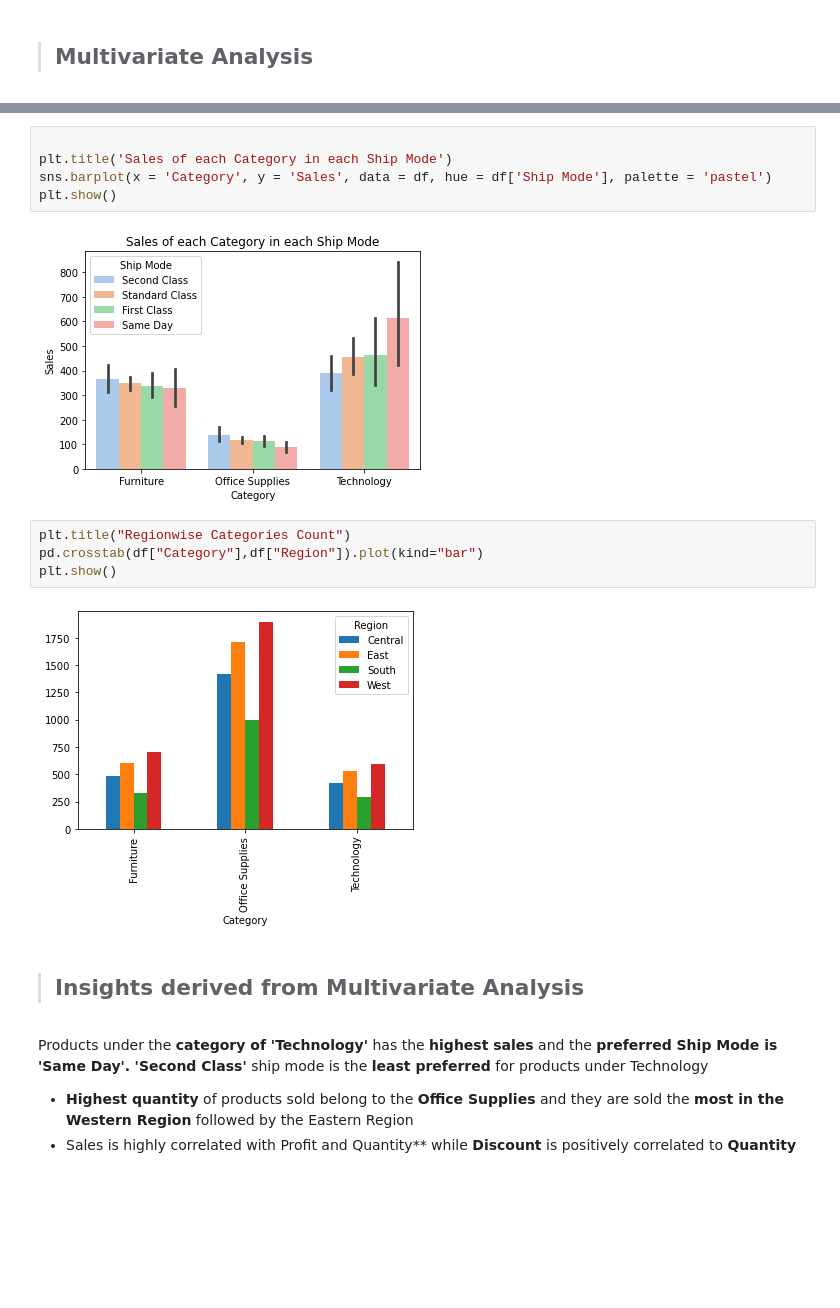
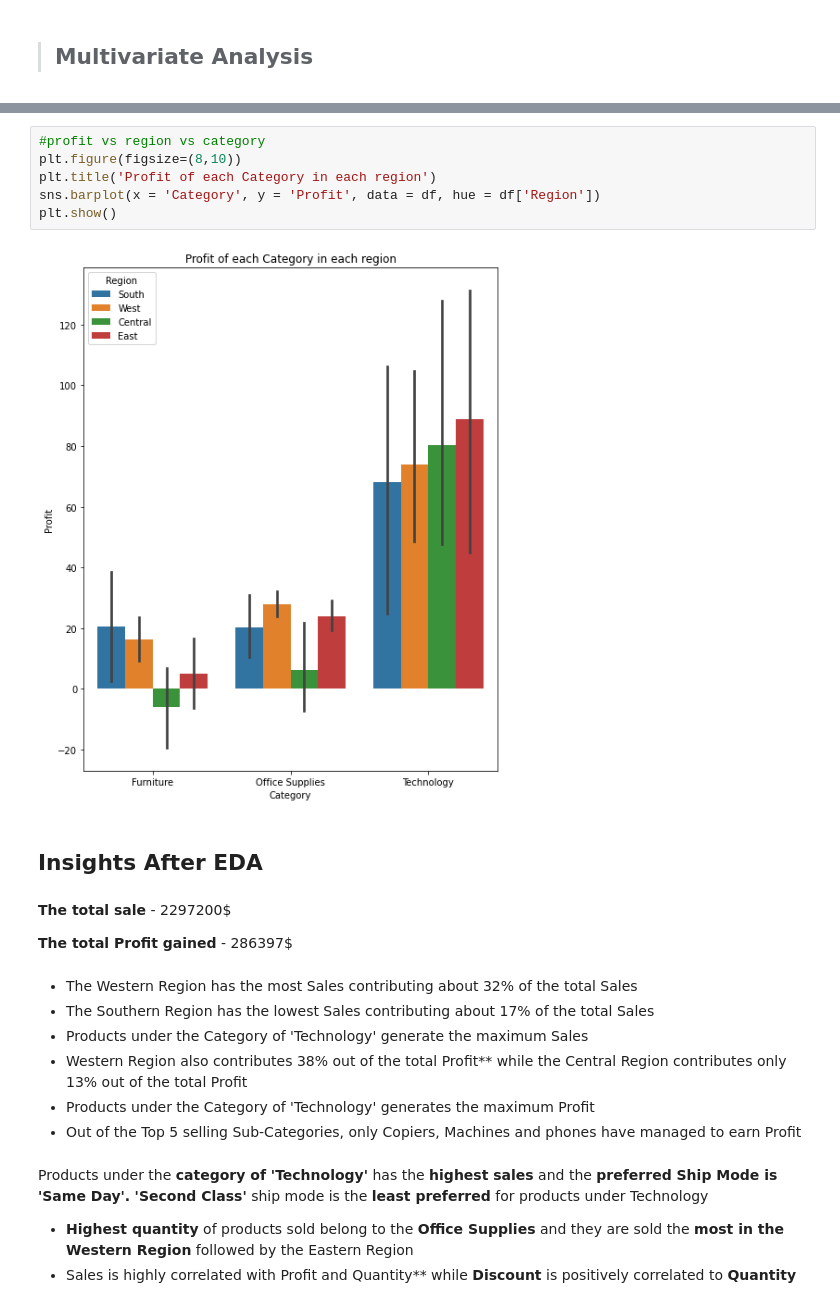
Before and after one commit to Chirag-Naik666/TheSparksFoundation, a Jupyter notebook: TSF_task2.ipynb, the cells around one changed output, grey strips where cells are left out. Cells and saved outputs as stored; diff of their text form; blank space fills up the shorter version.

```diff
--- a/TSF_task2.ipynb
+++ b/TSF_task2.ipynb
@@ -313,18 +232,24 @@ df.describe(include="object")
 # %%
-
-plt.title('Sales of each Category in each Ship Mode')
-sns.barplot(x = 'Category', y = 'Sales', data = df, hue = df['Ship Mode'], palette = 'pastel')
+#profit vs region vs category
+plt.figure(figsize=(8,10))
+plt.title('Profit of each Category in each region')
+sns.barplot(x = 'Category', y = 'Profit', data = df, hue = df['Region'])
 plt.show()
 # %% [output]
-[figure, old version]
+[figure, new version]
-# %%
-plt.title("Regionwise Categories Count")
-pd.crosstab(df["Category"],df["Region"]).plot(kind="bar")
-plt.show()
-# %% [output]
-[figure, removed]
-# %% [markdown]
-> ## Insights derived from Multivariate Analysis
+# %% [markdown]
+## Insights After EDA
+# %% [markdown]
+**The total sale** -  2297200$
+
+**The total Profit gained** - 286397$
+# %% [markdown]
+* The Western Region has the most Sales contributing about 32% of the total Sales
+* The Southern Region has the lowest Sales contributing about 17% of the total Sales
+* Products under the Category of 'Technology' generate the maximum Sales
+* Western Region also contributes 38% out of the total Profit** while the Central Region contributes only 13% out of the total Profit
+* Products under the Category of 'Technology' generates the maximum Profit
+* Out of the Top 5 selling Sub-Categories, only Copiers, Machines and phones have managed to earn Profit
 # %% [markdown]
 Products under the **category of 'Technology'** has the **highest sales** and the **preferred Ship Mode is 'Same Day'.** **'Second Class'** ship mode is the **least preferred** for products under Technology
 * **Highest quantity** of products sold belong to the **Office Supplies** and they are sold the **most in the Western Region** followed by the Eastern Region
```
Also changed, not shown: parts of 21 cells of this notebook.
